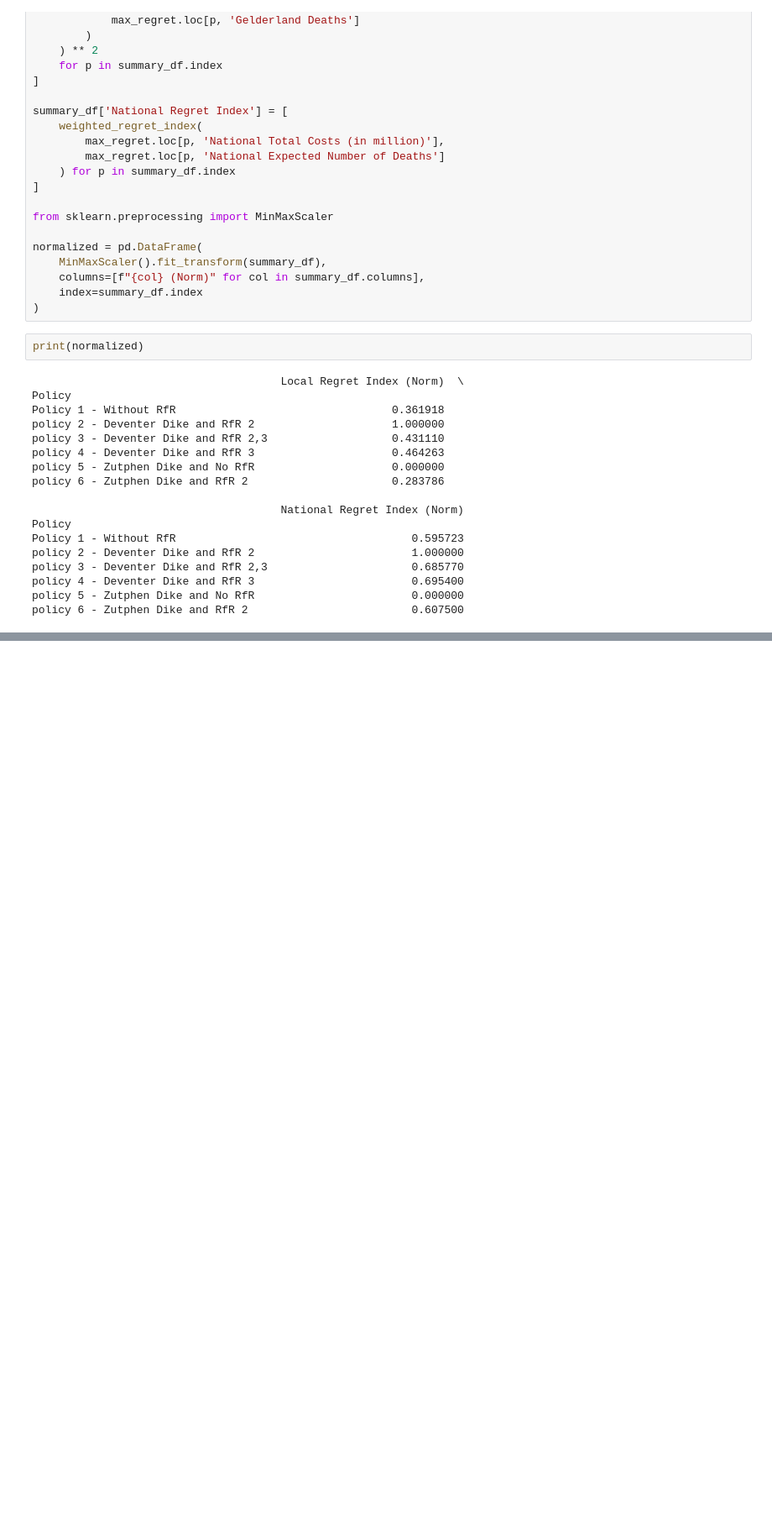
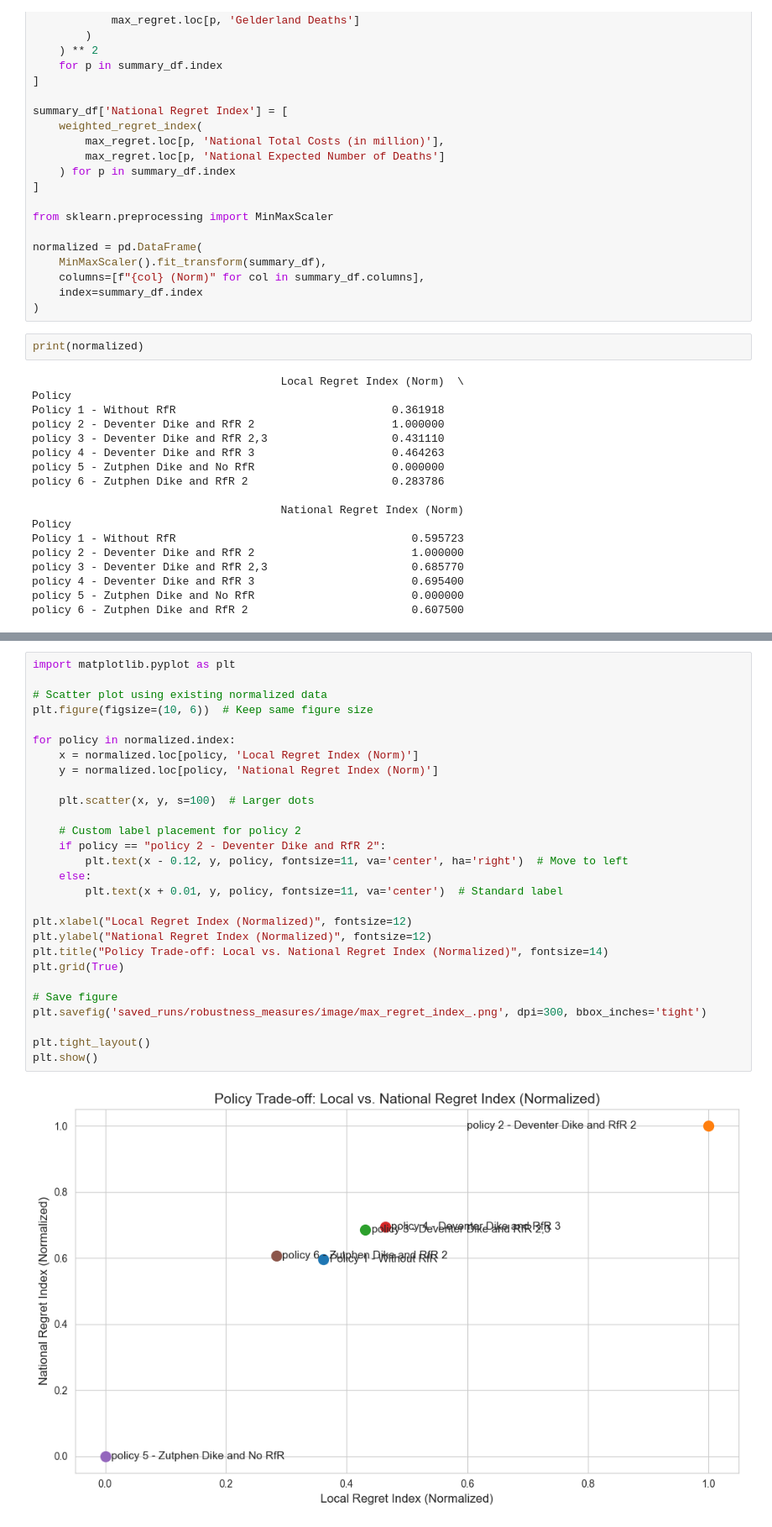
Before and after one commit to peacefulBBQ/epa141A-model, a Jupyter notebook: final assignment/Robustness Measures.ipynb, the cells around one changed output, grey strips where cells are left out. Shown: that part at 84% size. Saved outputs shown, nothing was run; the diff lists cells and outputs as text; blank space fills up the shorter version.

Commit message:
Final robustness measure

```diff
--- a/final assignment/Robustness Measures.ipynb
+++ b/final assignment/Robustness Measures.ipynb
@@ -546,3 +565,33 @@ plt.tight_layout()
 plt.show()
 # %% [output]
 [figure]
+# %%
+import matplotlib.pyplot as plt
+
+# Scatter plot using existing normalized data
+plt.figure(figsize=(10, 6))  # Keep same figure size
+
+for policy in normalized.index:
+    x = normalized.loc[policy, 'Local Regret Index (Norm)']
+    y = normalized.loc[policy, 'National Regret Index (Norm)']
+
+    plt.scatter(x, y, s=100)  # Larger dots
+
+    # Custom label placement for policy 2
+    if policy == "policy 2 - Deventer Dike and RfR 2":
+        plt.text(x - 0.12, y, policy, fontsize=11, va='center', ha='right')  # Move to left
+    else:
+        plt.text(x + 0.01, y, policy, fontsize=11, va='center')  # Standard label
+
+plt.xlabel("Local Regret Index (Normalized)", fontsize=12)
+plt.ylabel("National Regret Index (Normalized)", fontsize=12)
+plt.title("Policy Trade-off: Local vs. National Regret Index (Normalized)", fontsize=14)
+plt.grid(True)
+
+# Save figure
+plt.savefig('saved_runs/robustness_measures/image/max_regret_index_.png', dpi=300, bbox_inches='tight')
+
+plt.tight_layout()
+plt.show()
+# %% [output]
+[figure, added]
```
Also changed, not shown: parts of 4 cells of this notebook, 1 other file.
